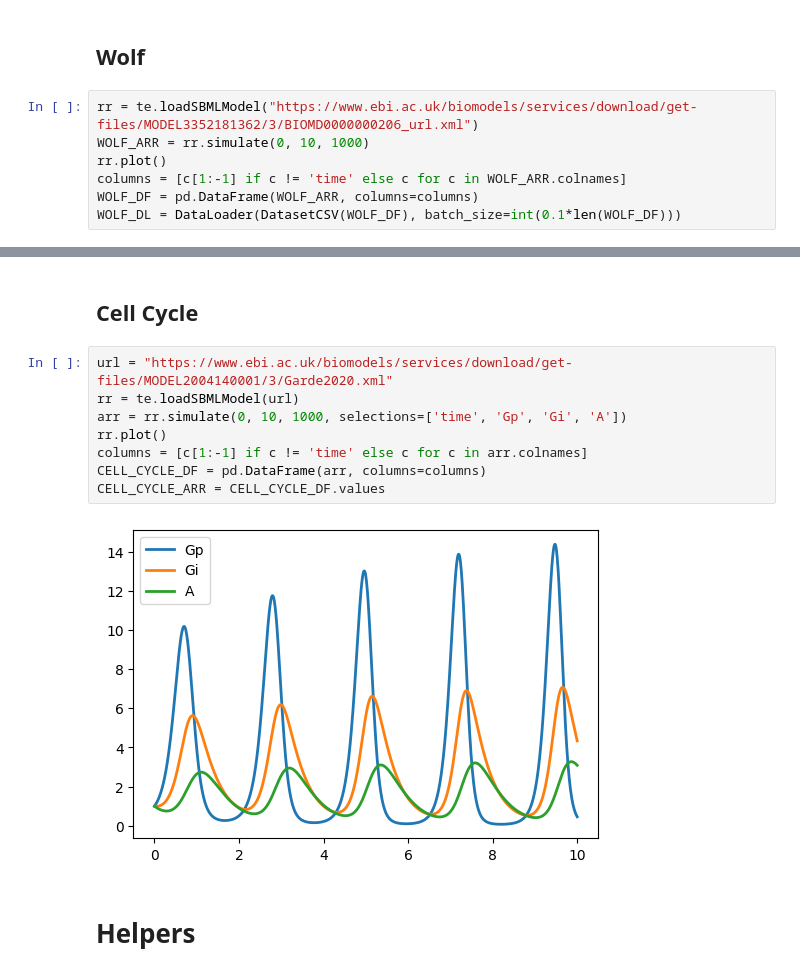
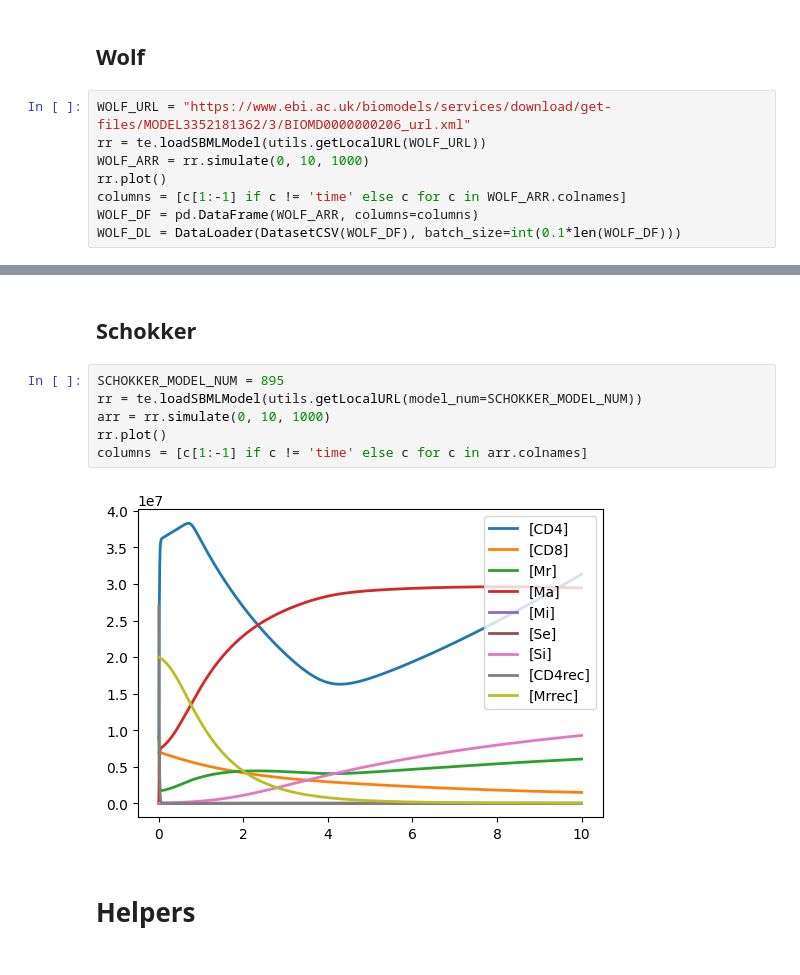
Before and after one commit to ModelEngineering/autoencodersb, a Jupyter notebook: notebooks/evaluating_autoencoders.ipynb, the cells around one changed output, grey strips where cells are left out. Saved outputs shown, nothing was run; the diff lists cells and outputs as text.

```diff
--- a/notebooks/evaluating_autoencoders.ipynb
+++ b/notebooks/evaluating_autoencoders.ipynb
@@ -36,7 +37,8 @@ import umap
 # %% [markdown]
 ## Wolf
 # %%
-rr = te.loadSBMLModel("https://www.ebi.ac.uk/biomodels/services/download/get-files/MODEL3352181362/3/BIOMD0000000206_url.xml")
+WOLF_URL = "https://www.ebi.ac.uk/biomodels/services/download/get-files/MODEL3352181362/3/BIOMD0000000206_url.xml"
+rr = te.loadSBMLModel(utils.getLocalURL(WOLF_URL))
 WOLF_ARR = rr.simulate(0, 10, 1000)
 rr.plot()
 columns = [c[1:-1] if c != 'time' else c for c in WOLF_ARR.colnames]
@@ -45,15 +49,13 @@ WOLF_DL = DataLoader(DatasetCSV(WOLF_DF), batch_size=int(0.1*len(WOLF_DF)))
 # %% [markdown]
-## Cell Cycle
+## Schokker
 # %%
-url = "https://www.ebi.ac.uk/biomodels/services/download/get-files/MODEL2004140001/3/Garde2020.xml"
-rr = te.loadSBMLModel(url)
-arr = rr.simulate(0, 10, 1000, selections=['time', 'Gp', 'Gi', 'A'])
+SCHOKKER_MODEL_NUM = 895
+rr = te.loadSBMLModel(utils.getLocalURL(model_num=SCHOKKER_MODEL_NUM))
+arr = rr.simulate(0, 10, 1000)
 rr.plot()
 columns = [c[1:-1] if c != 'time' else c for c in arr.colnames]
-CELL_CYCLE_DF = pd.DataFrame(arr, columns=columns)
-CELL_CYCLE_ARR = CELL_CYCLE_DF.values
 # %% [output]
-[figure, old version]
+[figure, new version]
 # %% [markdown]
 # Helpers
 # %% [markdown]
```
Also changed, not shown: parts of 35 cells of this notebook, 10 other files.
